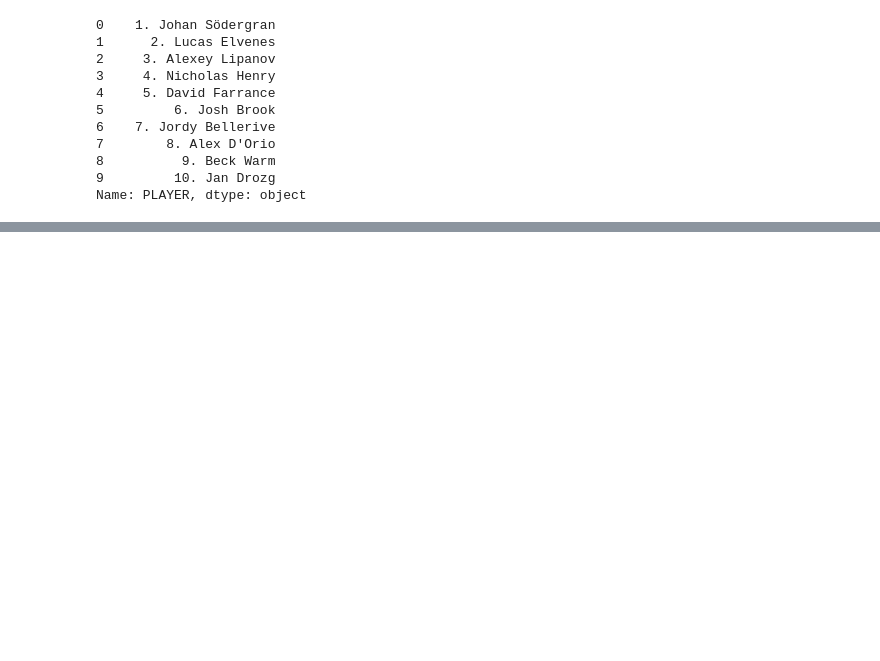
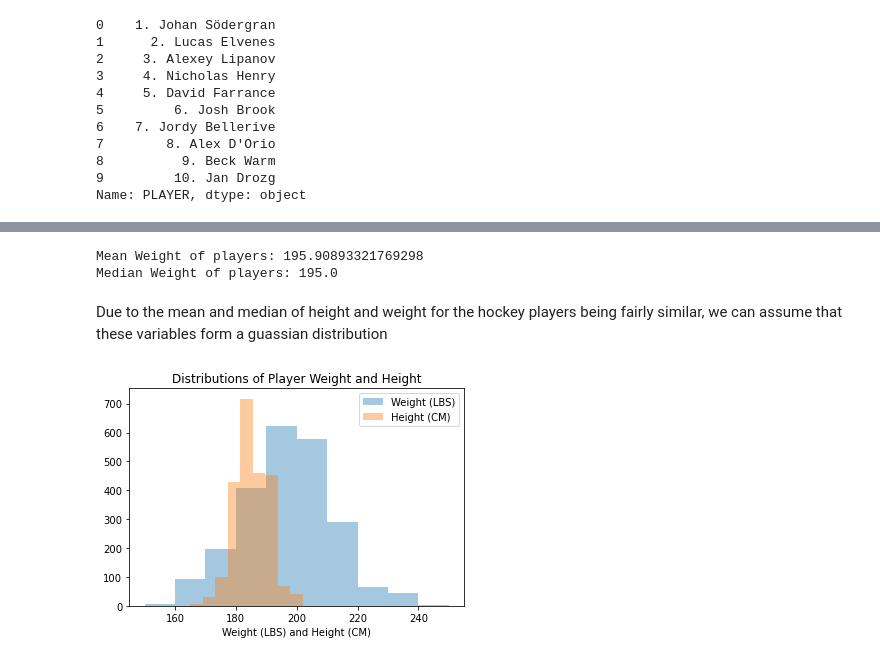
Before and after one commit to lukekerwin/DS-320_Project, a Jupyter notebook: Brian_test.ipynb, the cells around one changed output, grey strips where cells are left out. Cells and saved outputs as stored; diff of their text form; code cells hidden in the pictures; blank space fills up the shorter version.

```diff
--- a/Brian_test.ipynb
+++ b/Brian_test.ipynb
@@ -443,0 +541,17 @@ memory usage: 486.5+ KB
+# %%
+print(f'Mean Weight of players: {FullSalary["WEIGHT (LBS)"].mean()}')
+print(f'Median Weight of players: {FullSalary["WEIGHT (LBS)"].median()}')
+# %% [output]
+Mean Weight of players: 195.90893321769298
+Median Weight of players: 195.0
+# %% [markdown]
+Due to the mean and median of height and weight for the hockey players being fairly similar, we can assume that these variables form a guassian distribution
+# %%
+plt.hist(FullSalary['WEIGHT (LBS)'], alpha = 0.4, label="Weight (LBS)")
+plt.hist(FullSalary['HEIGHT (CM)'], alpha = 0.4, label="Height (CM)")
+plt.title("Distributions of Player Weight and Height")
+plt.xlabel("Weight (LBS) and Height (CM)")
+plt.legend()
+plt.show()
+# %% [output]
+[figure, added]
```
Also changed, not shown: parts of 10 cells of this notebook.
